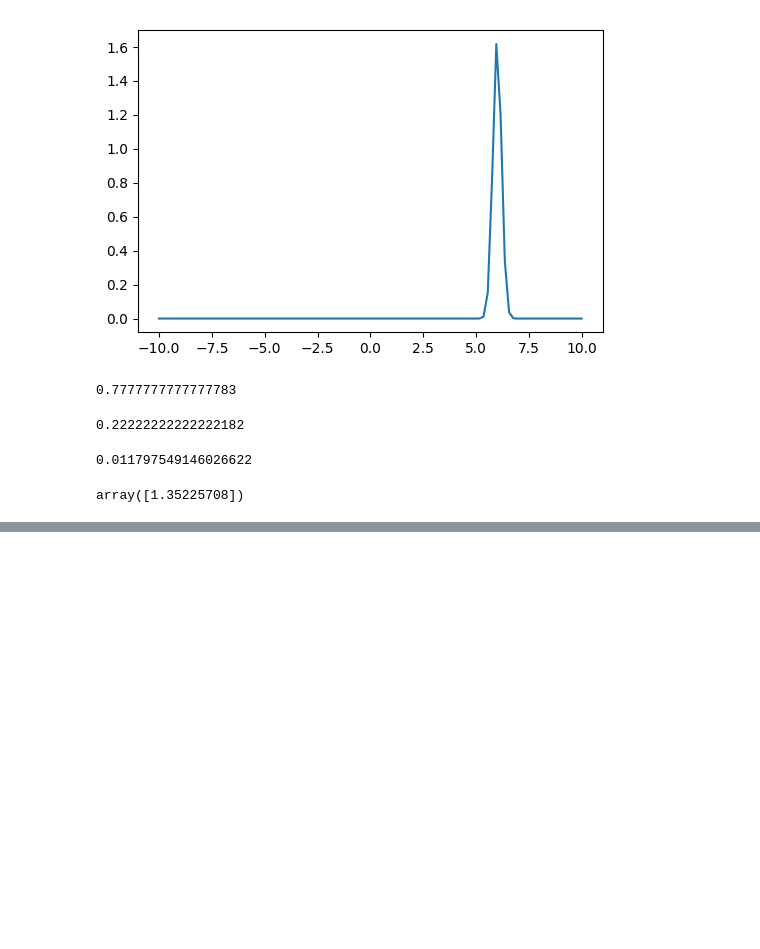
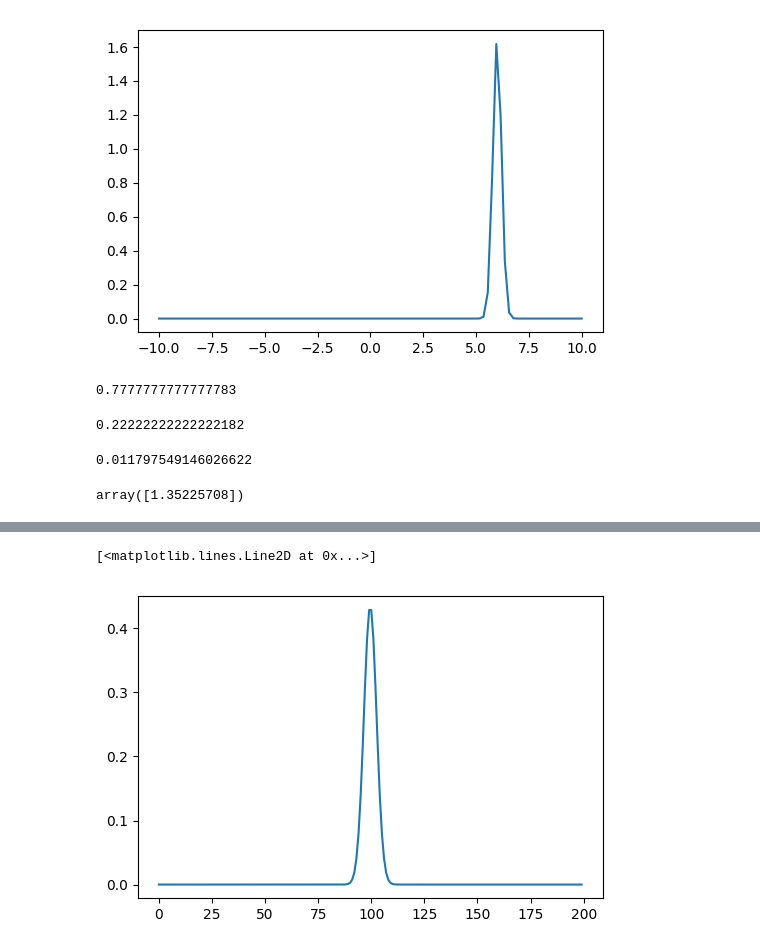
Before and after one commit to stephenhky/IPythonNotebooks, a Jupyter notebook: QuantumEntanglement/TestContinuous3.ipynb, the cells around one changed output, grey strips where cells are left out. Cells and saved outputs as stored; diff of their text form; code cells hidden in the pictures; blank space fills up the shorter version.

```diff
--- a/QuantumEntanglement/TestContinuous3.ipynb
+++ b/QuantumEntanglement/TestContinuous3.ipynb
@@ -55,0 +105,2 @@ plt.plot(x, fn1(5., x))
+# %%
+rho1 = pyqentangle.schmidt.bipartitepurestate_reduceddensitymatrix(distensor, 1)
@@ -55,0 +111,2 @@ plt.plot(x, fn1(5., x))
+# %%
+vals1, vecs1 = np.linalg.eig(rho1)
@@ -55,0 +118,5 @@ plt.plot(x, fn1(5., x))
+# %%
+plt.plot(list(range(200)), vecs1[:, 0])
+# %% [output]
+[<matplotlib.lines.Line2D at 0x...>]
+[figure, added]
```
Also changed, not shown: parts of 20 cells of this notebook, 2 other files.
